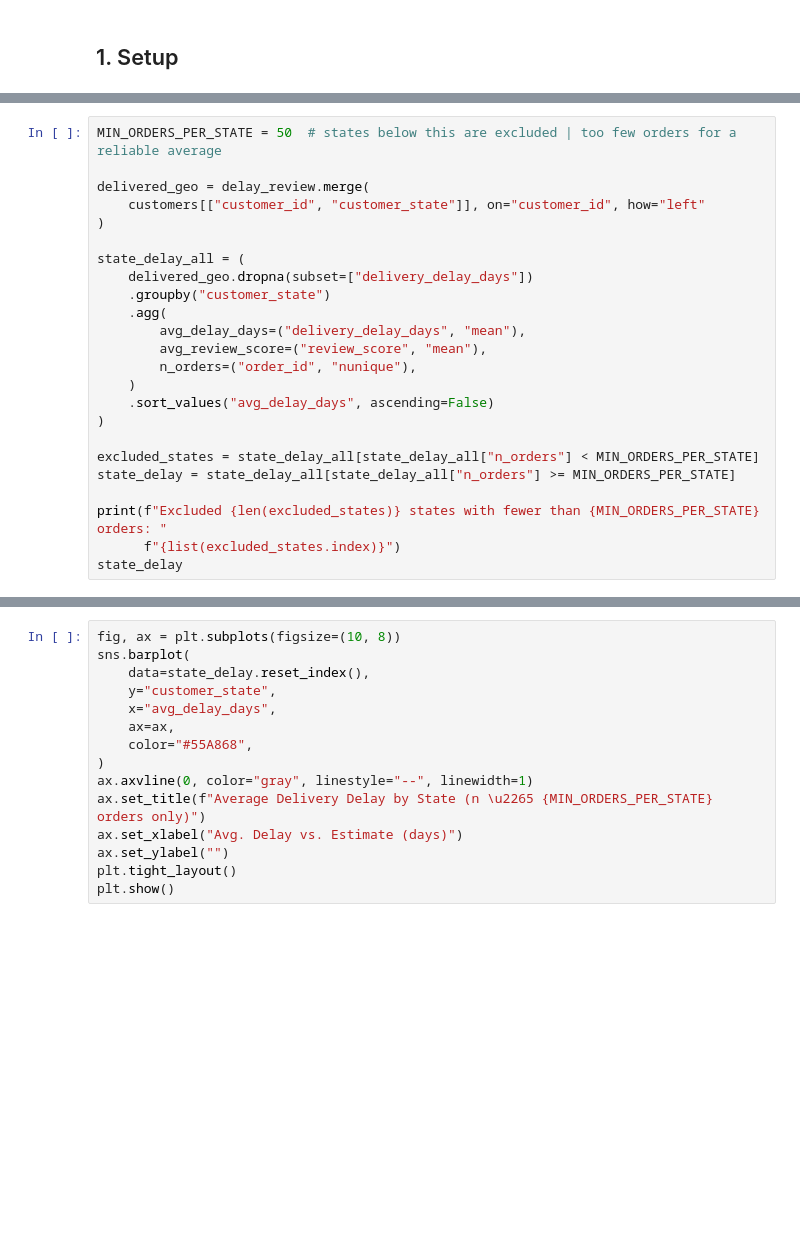
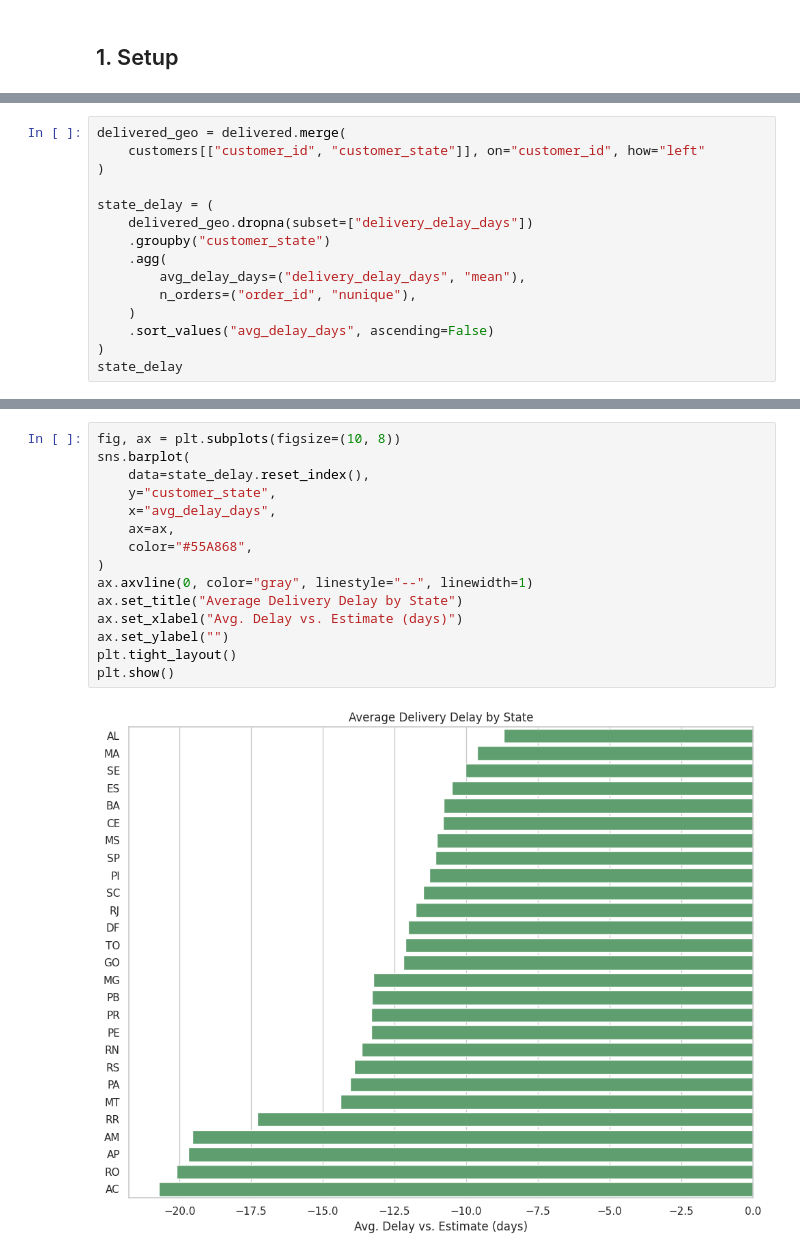
Before and after one commit to timothyevanheriawan-commits/olist-ecommerce-analysis, a Jupyter notebook: olist_analysis.ipynb, the cells around one changed output, grey strips where cells are left out. Saved outputs shown, nothing was run; the diff lists cells and outputs as text; blank space fills up the shorter version.

```diff
--- a/olist_analysis.ipynb
+++ b/olist_analysis.ipynb
@@ -276,24 +304,15 @@ print("If this is meaningfully weaker than the order-level correlation above, ca
 # %%
-MIN_ORDERS_PER_STATE = 50  # states below this are excluded | too few orders for a reliable average
-
-delivered_geo = delay_review.merge(
+delivered_geo = delivered.merge(
     customers[["customer_id", "customer_state"]], on="customer_id", how="left"
 )
 
-state_delay_all = (
+state_delay = (
     delivered_geo.dropna(subset=["delivery_delay_days"])
     .groupby("customer_state")
     .agg(
         avg_delay_days=("delivery_delay_days", "mean"),
-        avg_review_score=("review_score", "mean"),
         n_orders=("order_id", "nunique"),
     )
     .sort_values("avg_delay_days", ascending=False)
 )
-
-excluded_states = state_delay_all[state_delay_all["n_orders"] < MIN_ORDERS_PER_STATE]
-state_delay = state_delay_all[state_delay_all["n_orders"] >= MIN_ORDERS_PER_STATE]
-
-print(f"Excluded {len(excluded_states)} states with fewer than {MIN_ORDERS_PER_STATE} orders: "
-      f"{list(excluded_states.index)}")
 state_delay
@@ -300,15 +338,17 @@ state_delay
 # %%
 fig, ax = plt.subplots(figsize=(10, 8))
 sns.barplot(
     data=state_delay.reset_index(),
     y="customer_state",
     x="avg_delay_days",
     ax=ax,
     color="#55A868",
 )
 ax.axvline(0, color="gray", linestyle="--", linewidth=1)
-ax.set_title(f"Average Delivery Delay by State (n \u2265 {MIN_ORDERS_PER_STATE} orders only)")
+ax.set_title("Average Delivery Delay by State")
 ax.set_xlabel("Avg. Delay vs. Estimate (days)")
 ax.set_ylabel("")
 plt.tight_layout()
 plt.show()
+# %% [output]
+[figure, added]
```
Also changed, not shown: parts of 47 cells of this notebook, 9 other files.
